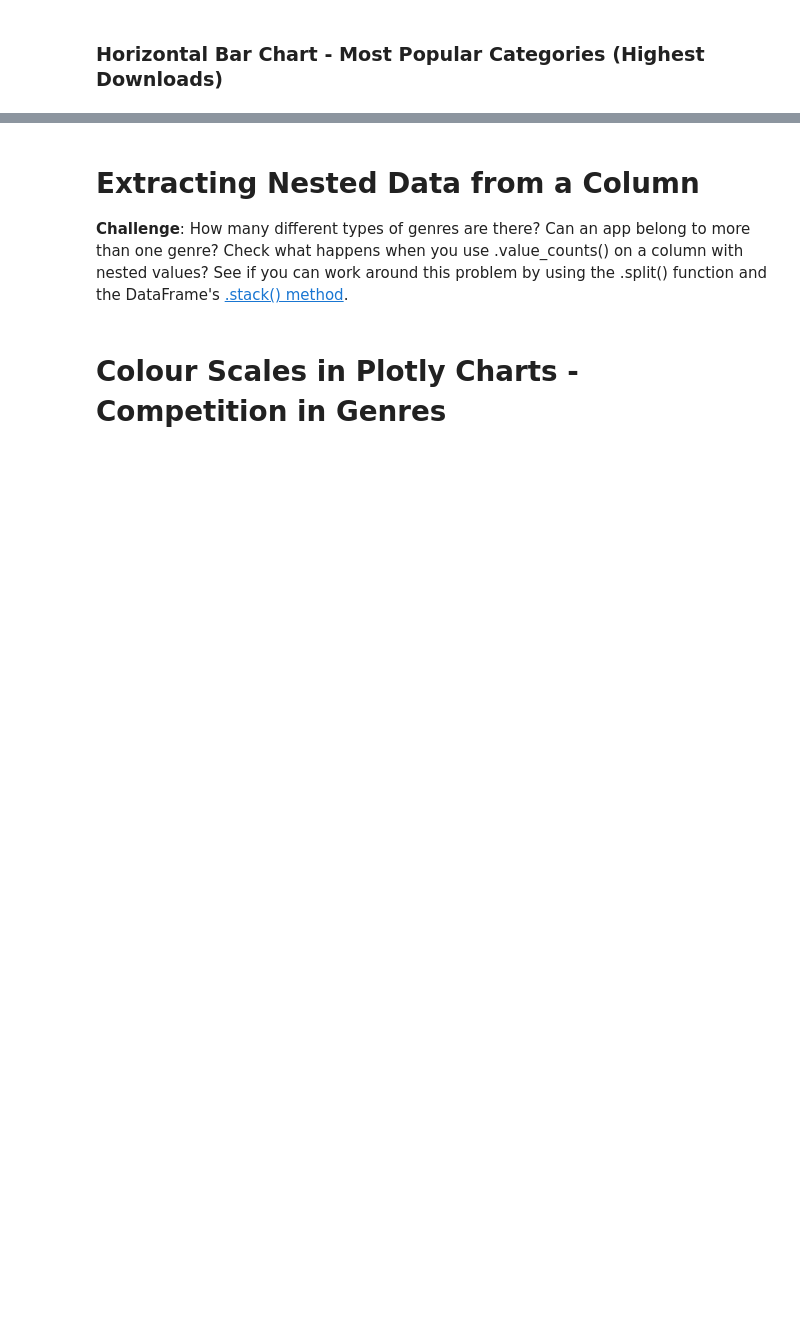
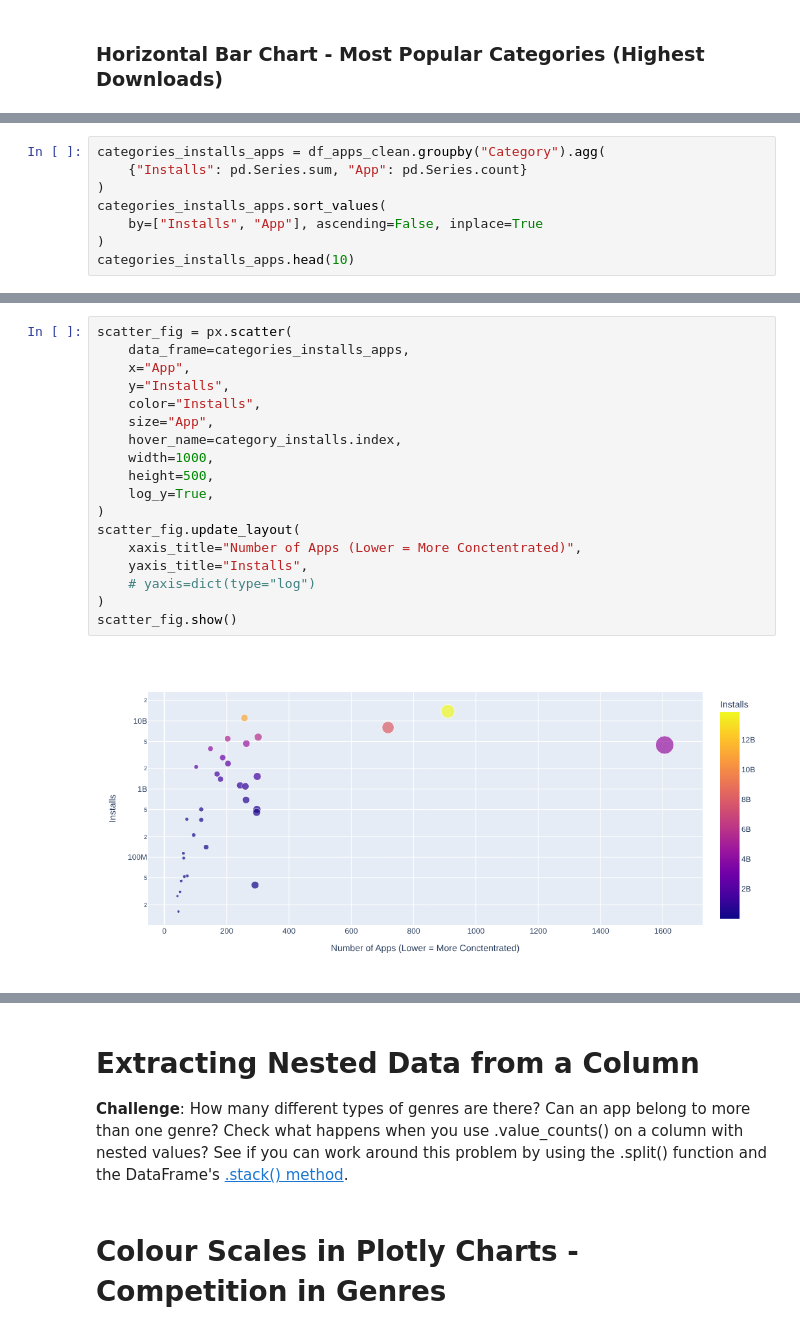
Before and after one commit to Jonikulov/100-days-python-bootcamp, a Jupyter notebook: day_76_plotly_charts_analyze_android_app_store/Google Play Store App Analytics.ipynb, the cells around one changed output, grey strips where cells are left out. Cells and saved outputs as stored; diff of their text form; blank space fills up the shorter version.

```diff
--- a/day_76_plotly_charts_analyze_android_app_store/Google Play Store App Analytics.ipynb
+++ b/day_76_plotly_charts_analyze_android_app_store/Google Play Store App Analytics.ipynb
@@ -368,3 +528,11 @@ Add a column called 'Revenue_Estimate' to the DataFrame. This column should hold
 <img src=https://imgur.com/cHsqh6a.png>
 
 *Hint*: Use the size, hover_name and color parameters in .scatter(). To scale the yaxis, call .update_layout() and specify that the yaxis should be on a log-scale like so: yaxis=dict(type='log')
+# %%
+categories_installs_apps = df_apps_clean.groupby("Category").agg(
+    {"Installs": pd.Series.sum, "App": pd.Series.count}
+)
+categories_installs_apps.sort_values(
+    by=["Installs", "App"], ascending=False, inplace=True
+)
+categories_installs_apps.head(10)
@@ -370,0 +552,20 @@ Add a column called 'Revenue_Estimate' to the DataFrame. This column should hold
+# %%
+scatter_fig = px.scatter(
+    data_frame=categories_installs_apps,
+    x="App",
+    y="Installs",
+    color="Installs",
+    size="App",
+    hover_name=category_installs.index,
+    width=1000,
+    height=500,
+    log_y=True,
+)
+scatter_fig.update_layout(
+    xaxis_title="Number of Apps (Lower = More Conctentrated)",
+    yaxis_title="Installs",
+    # yaxis=dict(type="log")
+)
+scatter_fig.show()
+# %% [output]
+[figure, added]
```
Also changed, not shown: parts of 21 cells of this notebook.
